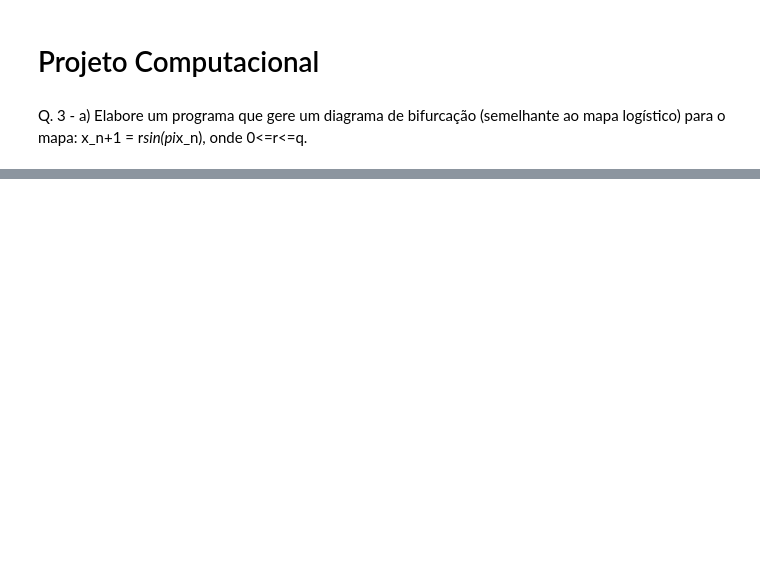
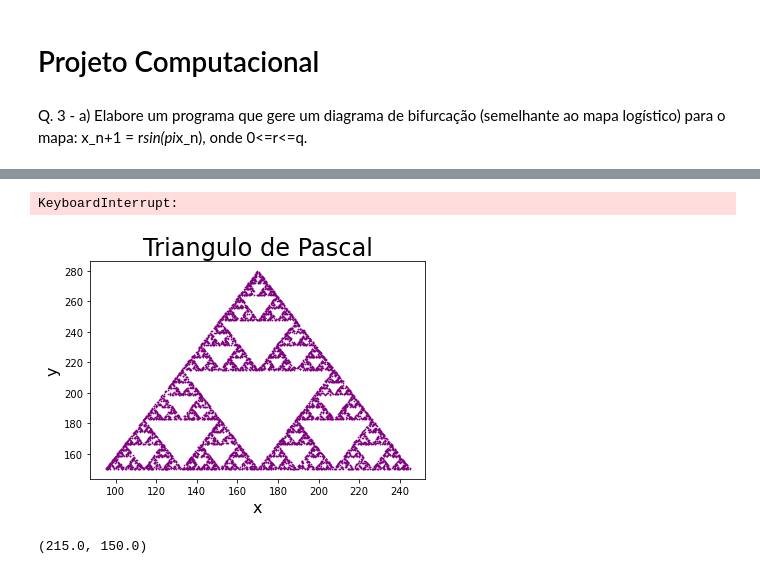
Before and after one commit to lgpcarames/mlnotes, a Jupyter notebook: Notas_Portugues/Python_Files/Python_/Scientific_Computation/projeto_elinei.ipynb, the cells around one changed output, grey strips where cells are left out. Cells and saved outputs as stored; diff of their text form; code cells hidden in the pictures; blank space fills up the shorter version.

```diff
--- a/Notas_Portugues/Python_Files/Python_/Scientific_Computation/projeto_elinei.ipynb
+++ b/Notas_Portugues/Python_Files/Python_/Scientific_Computation/projeto_elinei.ipynb
@@ -51,0 +161,52 @@ FileNotFoundError: [Errno 2] No such file or directory: 'c:\\Users\\Lucas\\Docum
+# %%
+def pascal_fractal(x, y, r):
+    if r<= 0.3333:
+        x = 0.5*(x+v1x)
+        y = 0.5*(y+v1y)
+
+    elif r>0.3333 and r<=0.6666:
+        x = 0.5*(x+v2x)
+        y = 0.5*(y+v2y)
+    else:
+        x = 0.5*(x+v3x)
+        y = 0.5*(y+v3y)
+        return x,y
+
+maxit = 30000
+
+v1x = 20.0
+v1y = 20.0
+v2x = 320.0
+v2y = 20.0
+v3x = 170.0
+v3y = 280.0
+x = 180.0
+y = 150.0
+
+plt.title("Triangulo de Pascal", fontsize=24)
+plt.xlabel("x", fontsize=16)
+plt.ylabel("y", fontsize=16)
+m=1
+for m in np.arange(1, maxit):
+    r = random()
+
+    if r<= 0.3333:
+        x = 0.5*(x+v1x)
+        y = 0.5*(y+v1y)
+
+    elif r>0.3333 and r<=0.6666:
+        x = 0.5*(x+v2x)
+        y = 0.5*(y+v2y)
+    else:
+        x = 0.5*(x+v3x)
+        y = 0.5*(y+v3y)
+        plt.scatter(x, y, color='purple', s=0.5)
+
+plt.show()
+# %% [output]
+KeyboardInterrupt:
+[figure, added]
+# %%
+x, y
+# %% [output]
+(215.0, 150.0)
```
Also changed, not shown: parts of 12 cells of this notebook, 2 other files.
